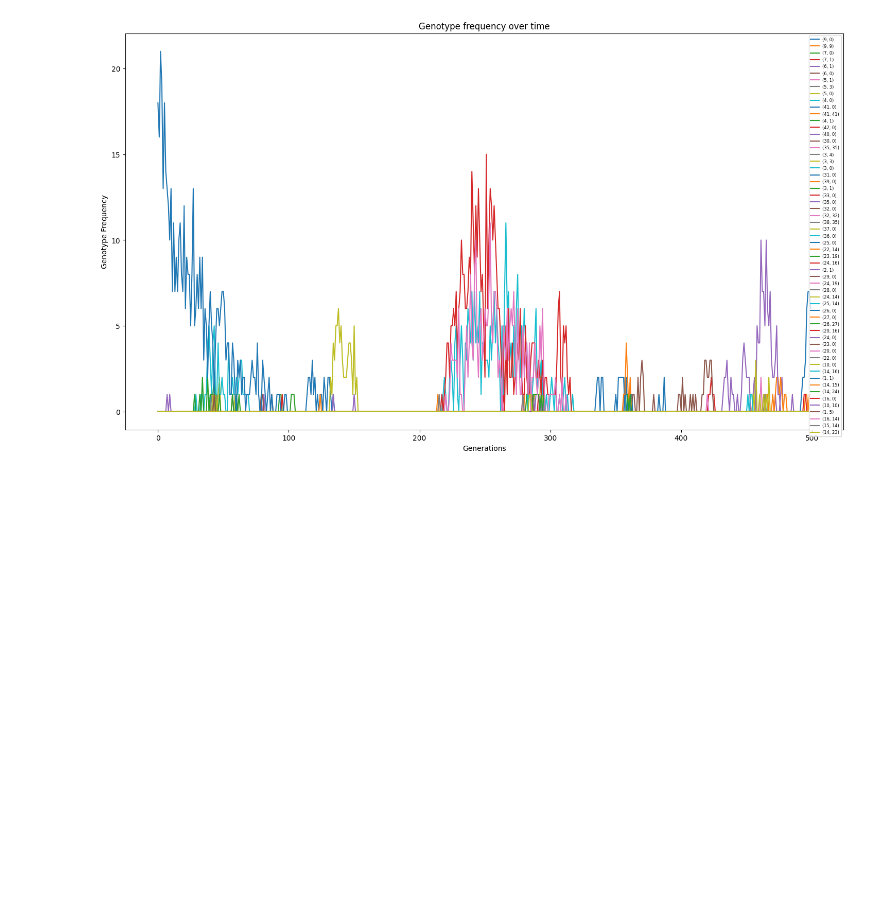
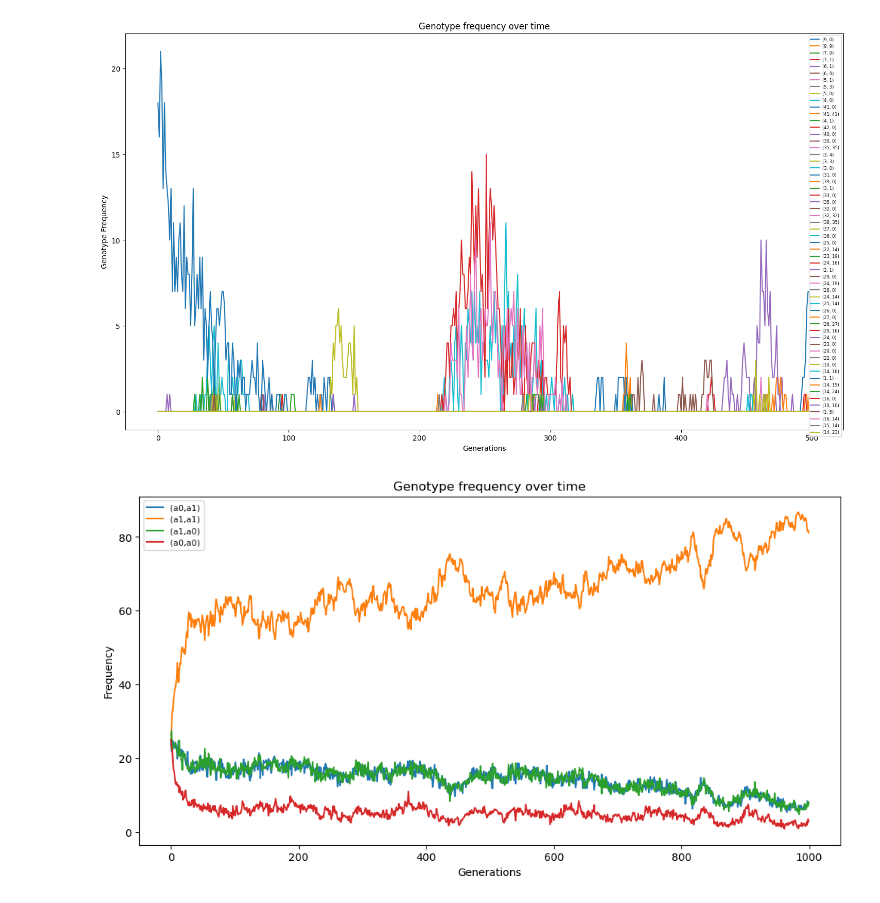
Before and after one commit to roboticapples14/computational_ecology, a Jupyter notebook: natural_selection/Natalie_Valett_Assignment_4.ipynb, the cells around one changed output. Saved outputs shown, nothing was run; the diff lists cells and outputs as text; code cells hidden in the pictures; blank space fills up the shorter version.

```diff
--- a/natural_selection/Natalie_Valett_Assignment_4.ipynb
+++ b/natural_selection/Natalie_Valett_Assignment_4.ipynb
@@ -307,13 +299,10 @@ def get_allele_freq_over_time(gene_freqs_over_time):
     allele_freqs_over_time = {}
     for gene, freqs in gene_freqs_over_time.items():
         for i, allele in enumerate(gene.gene):
-            print(f'allele {allele}')
-            if allele not in allele_freqs_over_time.keys():
+            if gene.get_allele(i) not in allele_freqs_over_time.keys():
                 allele_freqs_over_time[gene.get_allele(i)] = freqs
             else:
-                allele_freqs_over_time[gene.get_allele(i)] = np.array(allele_freqs_over_time.get(allele)) + np.array(freqs)
-
-            print(f'allele_freqs_over_time {allele_freqs_over_time}')
+                allele_freqs_over_time[gene.get_allele(i)] = np.array(allele_freqs_over_time.get(gene.get_allele(i))) + np.array(freqs)
 
     return allele_freqs_over_time
 
@@ -321,7 +310,7 @@ def get_allele_freq_over_time(gene_freqs_over_time):
 Plots the temporal frequencies of all genes to be present in the population
 param gene_freqs_over_time: dictionary mapping genes to a list of their frequency in each generation, where list index = generation
 '''
-def plot_freqs_over_time(gene_freqs_over_time, special={}, figsize=(18, 10), fontsize="6", title='Genotype frequency over time'):
+def plot_freqs_over_time(gene_freqs_over_time, special={}, figsize=(12, 6), fontsize="6", title='Genotype frequency over time'):
     # plot lines
     fig, ax = plt.subplots(figsize=figsize, dpi=100)
 
@@ -329,11 +318,17 @@ def plot_freqs_over_time(gene_freqs_over_time, special={}, figsize=(18, 10), fon
         0: '-',
         1: '--',
         2: '-.',
-        3: ':'
+        3: ':',
+        4: '.',
+        5: '..'
         }
 
     for gene, freqs in gene_freqs_over_time.items():
-        ax.plot(freqs, label = gene, linestyle=default_special_line_styles[gene.gene_index] if gene not in special.keys() else special[gene])
+        identifier = gene.gene if type(gene) == Genotype else gene.allele
+        if (identifier in special.keys()):
+            ax.plot(freqs, label = gene, color=special[identifier], linestyle=default_special_line_styles[gene.gene_index] if gene not in special.keys() else special[gene])
+        else:
+            ax.plot(freqs, label = gene, linestyle=default_special_line_styles[gene.gene_index] if gene not in special.keys() else special[gene])
 
     plt.title(title);
     plt.xlabel('Generations')
@@ -341,15 +336,13 @@ def plot_freqs_over_time(gene_freqs_over_time, special={}, figsize=(18, 10), fon
 
     ax.legend(fontsize=fontsize)
 
-
-
-def run_simulation(num_genes=1, mu=0, pop_size = 100, generations=1000, simulations=10, unfitness_dict={}, ick_dict={}, mating=Population.selective_random_mating, special_line_styles={}, num_starting_alleles=2, gene_index=None):
+def run_simulation(num_genes=1, mu=0, pop_size = 100, generations=1000, simulations=10, bad_luck=0.01, unfitness_dict={}, ick_dict={}, mating=Population.selective_random_mating, special={}, num_starting_alleles=2, highest_allele=10, gene_index=None, figsize=(12,6), fontsize='8'):
     gene_frequencies = [[] for gen in range(generations)]
     all_genes_seen = []
 
     for sim in range(simulations):
-        init_pop = [Individual.create_random(num_genes=num_genes, mu=mu, highest_allele=num_starting_alleles, num_alleles=num_starting_alleles) for _ in range(pop_size)]
-        pop = Population(init_pop, unfitness_dict=unfitness_dict, ick_dict=ick_dict, highest_allele=num_starting_alleles)
+        init_pop = [Individual.create_random(num_genes=num_genes, mu=mu, highest_allele=highest_allele, num_alleles=num_starting_alleles) for _ in range(pop_size)]
+        pop = Population(init_pop, unfitness_dict=unfitness_dict, ick_dict=ick_dict, highest_allele=highest_allele, bad_luck=bad_luck)
         for gen in range(generations):
             pop = pop.get_generation(Population.selective_random_mating, highest_allele=pop.highest_allele, mu=mu)
 
@@ -363,7 +356,7 @@ def run_simulation(num_genes=1, mu=0, pop_size = 100, generations=1000, simulati
     for gen, freqs in gene_freqs_over_time.items():
         gene_freqs_over_time[gen] = np.array(freqs) / simulations
 
-    plot_freqs_over_time(gene_freqs_over_time, special=special_line_styles, figsize=(10,8), fontsize='8')
+    plot_freqs_over_time(gene_freqs_over_time, special=special, figsize=figsize, fontsize=fontsize)
     return gene_freqs_over_time
 # %% [markdown]
 # Part 1: Frequency of bad alleles
@@ -744,3 +769,19 @@ gene_freqs_over_time = get_temporal_frequency(all_genes_seen, gene_frequencies,
 plot_gene_freqs_over_time(gene_freqs_over_time)
 # %% [output]
 [figure]
+# %%
+'''
+What about when heterogenous genes are slightly better than the "good" homo gene?
+------------------------------------------------------------
+FINDINGS: 'good' homo gene still prevails quickly, but 'bad' homo gene doesn't die out completley
+'''
+unfitness_dict = {
+    Genotype(0, (0,0)): 0.3,  # 00 quite bad
+    Genotype(0, (1,0)): 0,  # 10 not bad
+    Genotype(0, (0,1)): 0,  # 01 not bad
+    Genotype(0, (1,1)): 0.1,  # 11 not bad
+}
+
+gene_freqs_over_time = run_simulation(mu=0, pop_size=100, generations=1000, simulations=10, unfitness_dict=unfitness_dict, ick_dict={}, mating=Population.selective_random_mating)
+# %% [output]
+[figure, added]
```
Also changed, not shown: parts of 7 cells of this notebook.
